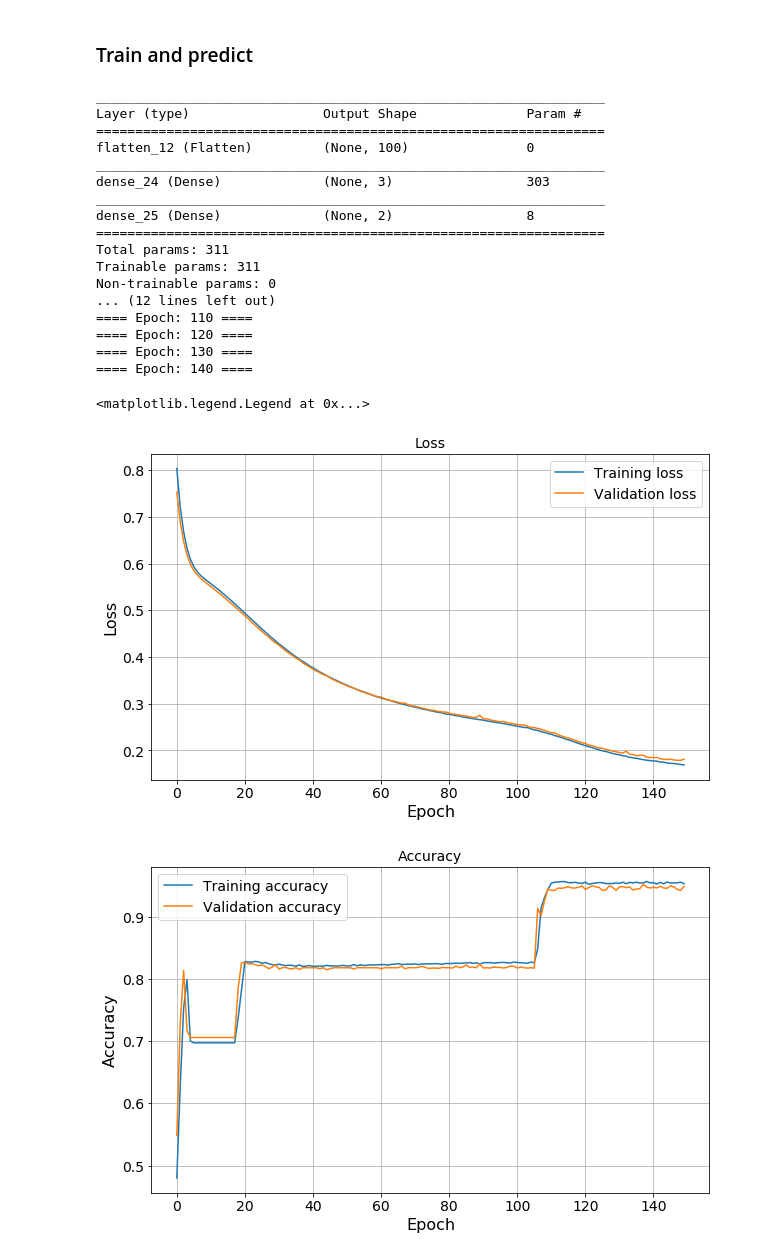
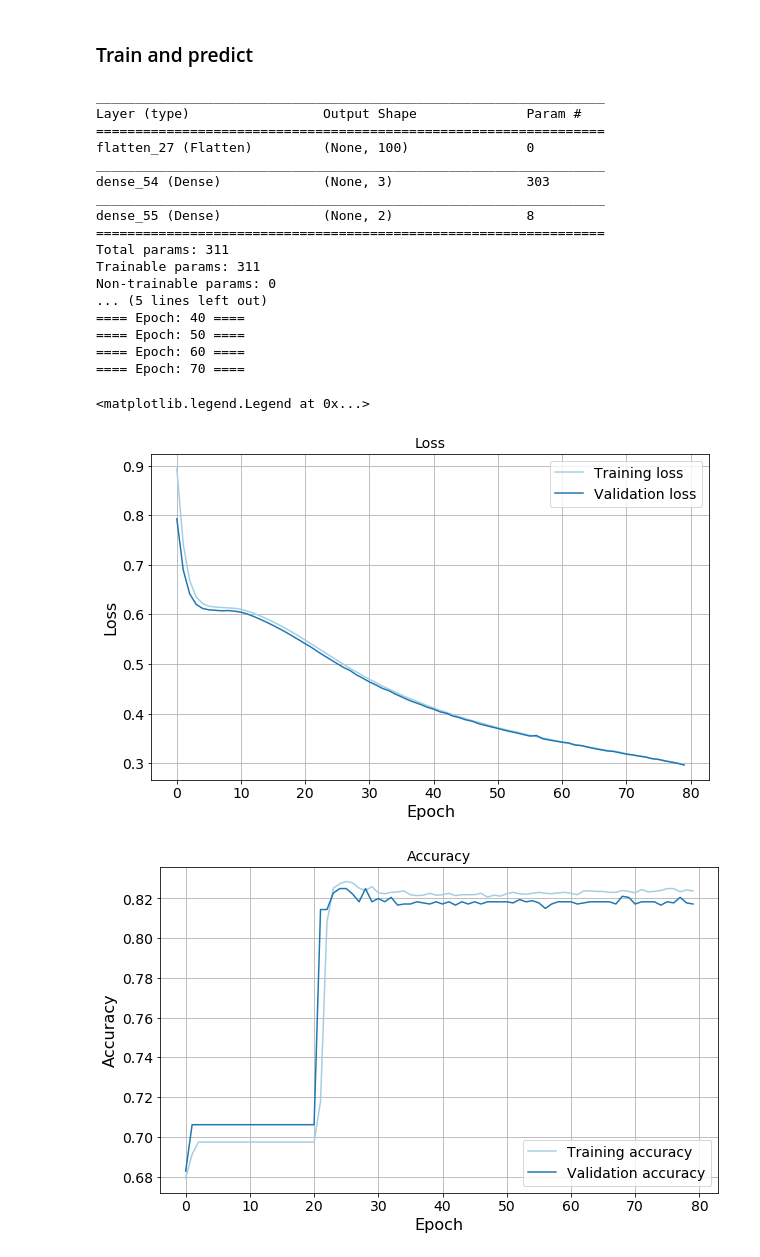
Before and after one commit to elindgren/lfd_project, a Jupyter notebook: Project 2/(Extra) Toy model.ipynb, the cells around one changed output. Saved outputs shown, nothing was run; the diff lists cells and outputs as text; code cells hidden in the pictures.

```diff
--- a/Project 2/(Extra) Toy model.ipynb
+++ b/Project 2/(Extra) Toy model.ipynb
@@ -11,6 +11,7 @@ import numpy as np
 from scipy.optimize import curve_fit
 import matplotlib.pyplot as plt
 from sklearn.model_selection import train_test_split
+import seaborn as sns
 
 from tensorflow import keras
 from tensorflow.keras.models import Sequential
@@ -25,6 +26,7 @@ from sklearn.metrics import accuracy_score
 
 np.random.seed(42)
 
+
 # Custom imports
 from lattice import Lattice
 
@@ -35,6 +37,11 @@ plt.rc('axes', labelsize=16)    # fontsize of the x and y labels
 plt.rc('xtick', labelsize=14)    # fontsize of the tick labels
 plt.rc('ytick', labelsize=14)    # fontsize of the tick labels
 plt.rc('legend', fontsize=14)    # legend fontsize
+
+#sns.set_palette(sns.husl_palette(4, h=0.7))
+#flatui = ["#9b59b6", "#3498db", "#95a5a6", "#e74c3c", "#34495e", "#2ecc71"]
+#sns.set_palette(flatui)
+sns.set_palette('Paired')
 # %% [markdown]
 ## ----------------------- CODE FROM PROJECT DESCRIPTION -----------------------
 # %%
@@ -212,7 +219,7 @@ def create_dnn(data, n_neurons=3):
     model.add(Flatten(input_shape=(data.shape[1], data.shape[2])))  # Flatten the 10x10 grid
     hidden_layer = Dense(n_neurons,
                     activation='sigmoid',
-                    kernel_regularizer=regularizers.l2(0.02))
+                    kernel_regularizer=regularizers.l2(0.05))
     model.add(hidden_layer)
     model.add(Dense(2, activation='sigmoid'))
     model.compile(optimizer='adam',
@@ -220,6 +227,8 @@ def create_dnn(data, n_neurons=3):
                  metrics=['accuracy'])
     return model, hidden_layer
 
+
+assert 1 == 0 # Block unintended execution of cell - TODO remove
 dnn_3, hidden_layer_3 = create_dnn(m_train, 3)
 dnn_3.summary()
 
@@ -227,50 +236,50 @@ dnn_3.summary()
 hist = dnn_3.fit(x=m_train,
                y=y_train,
                validation_data=(m_test, y_test),
-               epochs=150,
+               epochs=80,
                batch_size=64,
                verbose=0,
                 callbacks=[epochCallback()])
 
 # Plot training and test performance
 fig1, ax1 = plt.subplots(figsize=(10,6))
 ax1.plot(hist.history['loss'], label='Training loss')
 ax1.plot(hist.history['val_loss'], label='Validation loss')
 ax1.set_xlabel("Epoch")
 ax1.set_ylabel("Loss")
 ax1.set_title("Loss")
 ax1.grid()
 ax1.legend(loc='best')
 
 fig2, ax2 = plt.subplots(figsize=(10,6))
 ax2.plot(hist.history['acc'], label='Training accuracy')
 ax2.plot(hist.history['val_acc'], label='Validation accuracy')
 ax2.set_xlabel("Epoch")
 ax2.set_ylabel("Accuracy")
 ax2.set_title("Accuracy")
 ax2.grid()
 ax2.legend(loc='best')
 # %% [output]
 _________________________________________________________________
 Layer (type)                 Output Shape              Param #
 =================================================================
-flatten_12 (Flatten)         (None, 100)               0
+flatten_27 (Flatten)         (None, 100)               0
 _________________________________________________________________
-dense_24 (Dense)             (None, 3)                 303
+dense_54 (Dense)             (None, 3)                 303
 _________________________________________________________________
-dense_25 (Dense)             (None, 2)                 8
+dense_55 (Dense)             (None, 2)                 8
 =================================================================
 Total params: 311
 Trainable params: 311
 Non-trainable params: 0
-... (12 lines left out)
-==== Epoch: 110 ====
-==== Epoch: 120 ====
-==== Epoch: 130 ====
-==== Epoch: 140 ====
+... (5 lines left out)
+==== Epoch: 40 ====
+==== Epoch: 50 ====
+==== Epoch: 60 ====
+==== Epoch: 70 ====
 <matplotlib.legend.Legend at 0x...>
-[figure, old version]
+[figure, new version]
-[figure, old version]
+[figure, new version]
 # %%
 # Do the same for a DNN with ten neurons
 dnn_10, hidden_layer_10 = create_dnn(m_train, 10)
```
Also changed, not shown: parts of 2 cells of this notebook, 18 other files.
